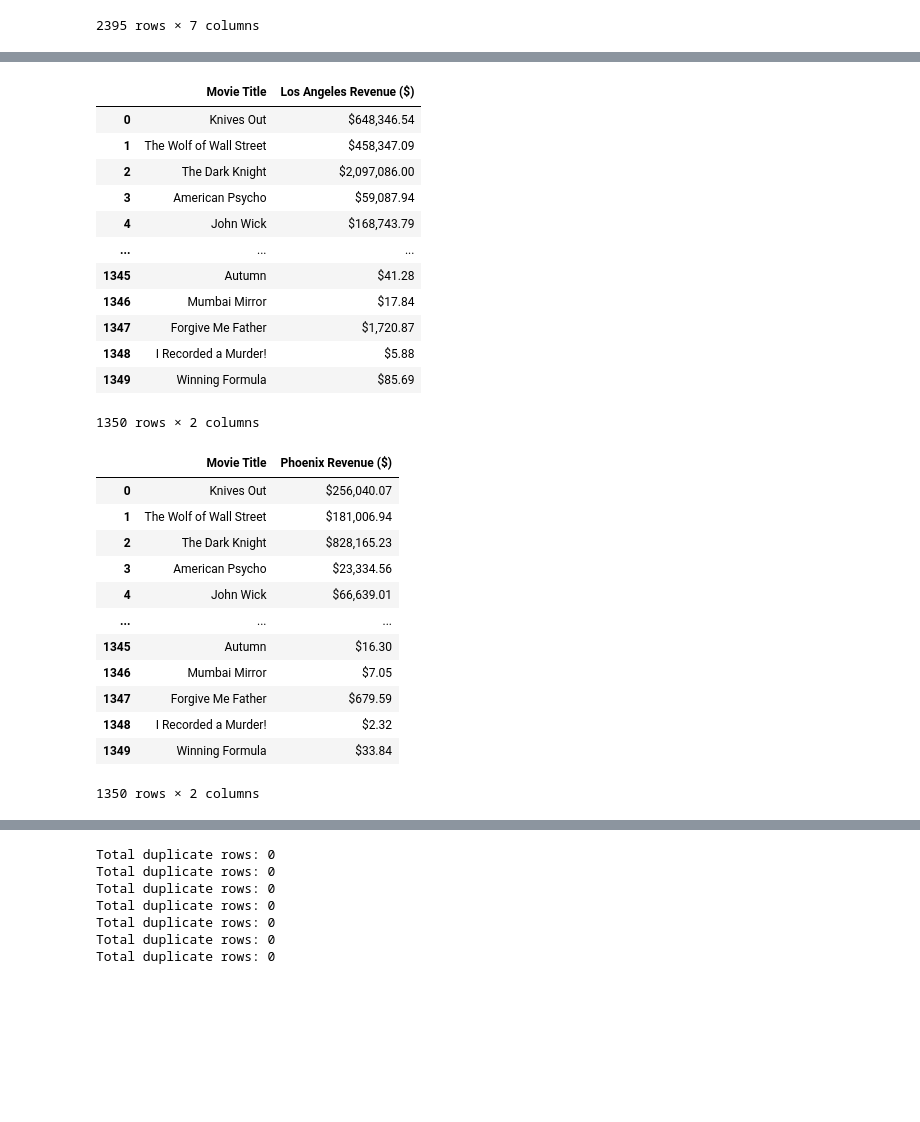
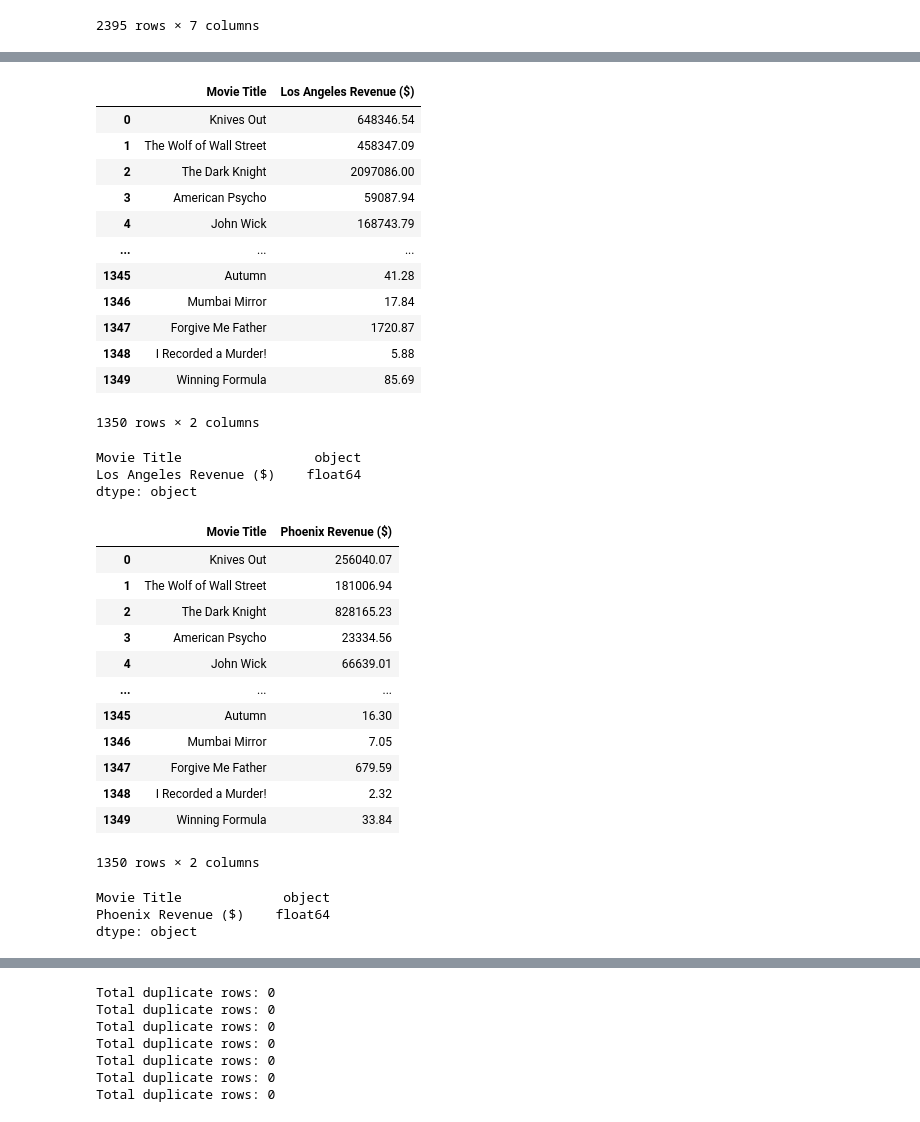
Before and after one commit to Armand57araujo/i-tickets, a Jupyter notebook: pythonnotebook.ipynb, the cells around one changed output, grey strips where cells are left out. Cells and saved outputs as stored; diff of their text form; code cells hidden in the pictures; blank space fills up the shorter version.

```diff
--- a/pythonnotebook.ipynb
+++ b/pythonnotebook.ipynb
@@ -1705,39 +1722,57 @@ new_new_york_df
 # %%
 rename_los_angeles_gross_data_df = los_angeles_gross_data_df.rename(columns={'movie':'Movie Title', 'estimated_city_gross':'Los Angeles Revenue ($)'})
 new_los_angeles_df = rename_los_angeles_gross_data_df.drop(['city', 'theater_count'], axis=1)
+new_los_angeles_df['Los Angeles Revenue ($)'] = new_los_angeles_df['Los Angeles Revenue ($)'].astype(str)
+new_los_angeles_df['Los Angeles Revenue ($)'] = new_los_angeles_df['Los Angeles Revenue ($)'].str.replace('$', '', regex=False).str.replace(',', '', regex=False)
+new_los_angeles_df['Los Angeles Revenue ($)'] = pd.to_numeric(new_los_angeles_df['Los Angeles Revenue ($)'], errors='coerce')
 new_los_angeles_df
 # %% [output]
 |  | Movie Title | Los Angeles Revenue ($) |
-| 0 | Knives Out | $648,346.54 |
-| 1 | The Wolf of Wall Street | $458,347.09 |
-| 2 | The Dark Knight | $2,097,086.00 |
-| 3 | American Psycho | $59,087.94 |
-| 4 | John Wick | $168,743.79 |
+| 0 | Knives Out | 648346.54 |
+| 1 | The Wolf of Wall Street | 458347.09 |
+| 2 | The Dark Knight | 2097086.00 |
+| 3 | American Psycho | 59087.94 |
+| 4 | John Wick | 168743.79 |
 | ... | ... | ... |
-| 1345 | Autumn | $41.28 |
-| 1346 | Mumbai Mirror | $17.84 |
-| 1347 | Forgive Me Father | $1,720.87 |
-| 1348 | I Recorded a Murder! | $5.88 |
-| 1349 | Winning Formula | $85.69 |
+| 1345 | Autumn | 41.28 |
+| 1346 | Mumbai Mirror | 17.84 |
+| 1347 | Forgive Me Father | 1720.87 |
+| 1348 | I Recorded a Murder! | 5.88 |
+| 1349 | Winning Formula | 85.69 |
 1350 rows × 2 columns
+# %%
+new_los_angeles_df.dtypes
+# %% [output]
+Movie Title                 object
+Los Angeles Revenue ($)    float64
+dtype: object
 # %%
 rename_phoenix_gross_data_df = phoenix_gross_data_df.rename(columns={'movie':'Movie Title', 'estimated_city_gross':'Phoenix Revenue ($)'})
 new_phoenix_df = rename_phoenix_gross_data_df.drop(['city', 'theater_count'], axis=1)
+new_phoenix_df['Phoenix Revenue ($)'] = new_phoenix_df['Phoenix Revenue ($)'].astype(str)
+new_phoenix_df['Phoenix Revenue ($)'] = new_phoenix_df['Phoenix Revenue ($)'].str.replace('$', '', regex=False).str.replace(',', '', regex=False)
+new_phoenix_df['Phoenix Revenue ($)'] = pd.to_numeric(new_phoenix_df['Phoenix Revenue ($)'], errors='coerce')
 new_phoenix_df
 # %% [output]
 |  | Movie Title | Phoenix Revenue ($) |
-| 0 | Knives Out | $256,040.07 |
-| 1 | The Wolf of Wall Street | $181,006.94 |
-| 2 | The Dark Knight | $828,165.23 |
-| 3 | American Psycho | $23,334.56 |
-| 4 | John Wick | $66,639.01 |
+| 0 | Knives Out | 256040.07 |
+| 1 | The Wolf of Wall Street | 181006.94 |
+| 2 | The Dark Knight | 828165.23 |
+| 3 | American Psycho | 23334.56 |
+| 4 | John Wick | 66639.01 |
 | ... | ... | ... |
-| 1345 | Autumn | $16.30 |
-| 1346 | Mumbai Mirror | $7.05 |
-| 1347 | Forgive Me Father | $679.59 |
-| 1348 | I Recorded a Murder! | $2.32 |
-| 1349 | Winning Formula | $33.84 |
+| 1345 | Autumn | 16.30 |
+| 1346 | Mumbai Mirror | 7.05 |
+| 1347 | Forgive Me Father | 679.59 |
+| 1348 | I Recorded a Murder! | 2.32 |
+| 1349 | Winning Formula | 33.84 |
 1350 rows × 2 columns
+# %%
+new_phoenix_df.dtypes
+# %% [output]
+Movie Title             object
+Phoenix Revenue ($)    float64
+dtype: object
 # %%
 rename_houston_gross_data_df = houston_gross_data_df.rename(columns={'movie':'Movie Title', 'estimated_city_gross':'Houston Revenue ($)'})
 new_houston_df = rename_houston_gross_data_df.drop(['city', 'theater_count'], axis=1)
```
Also changed, not shown: parts of 47 cells of this notebook.
